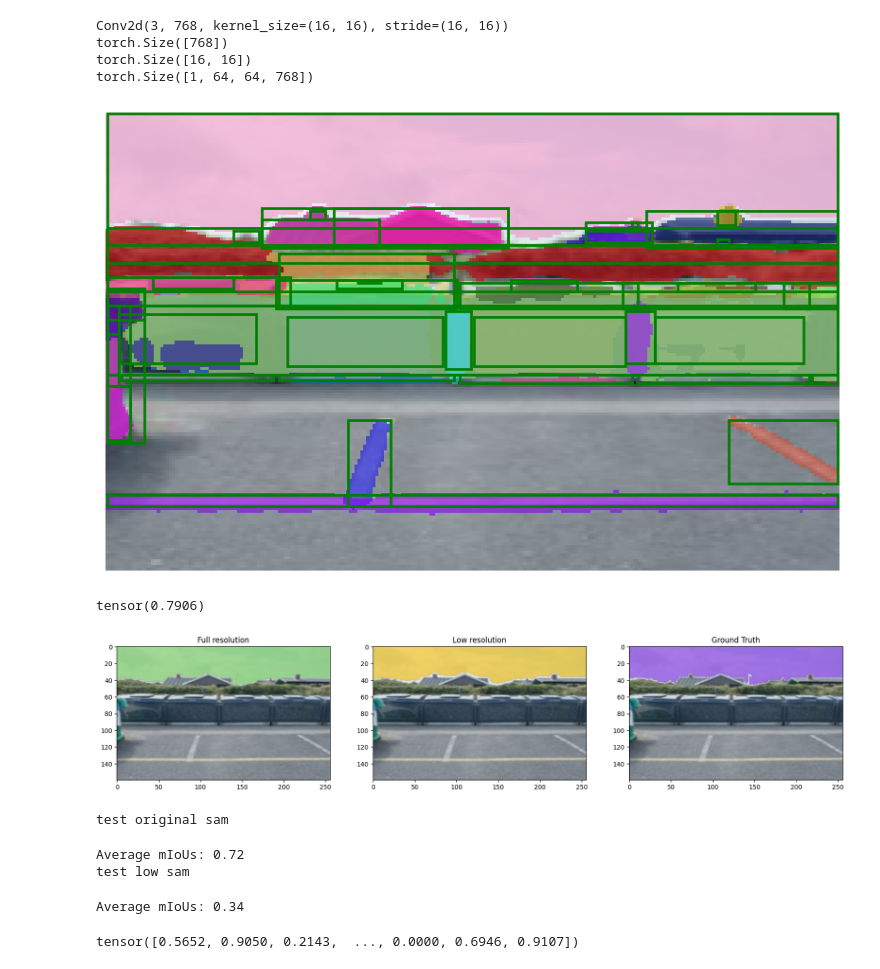
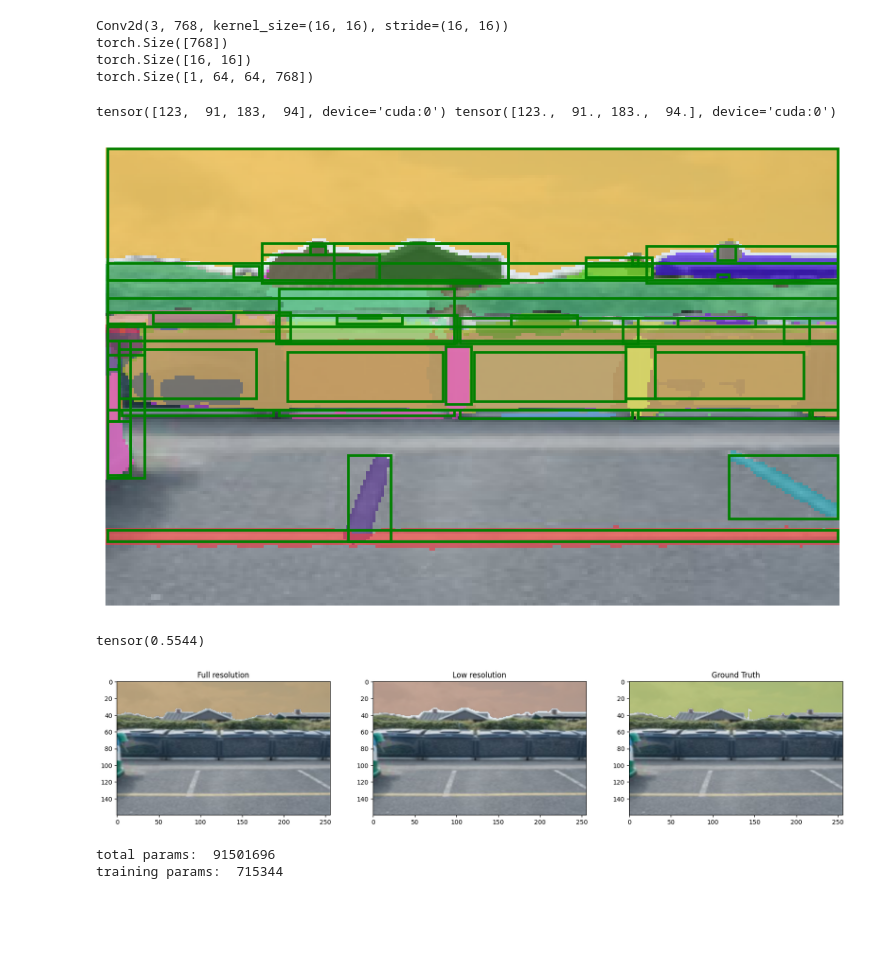
Before and after one commit to RPFey/680-Final, a Jupyter notebook: final.ipynb, the cells around one changed output. Drawn from its saved outputs; the diff is of its cells as text; code cells hidden in the pictures; blank space fills up the shorter version.

```diff
--- a/final.ipynb
+++ b/final.ipynb
@@ -319,6 +334,7 @@ bbox, vidx = get_bbox_from_mask(target)
 target = target[vidx]
 bbox = bbox.to(predictor.device)
 transformed_boxes = predictor.transform.apply_boxes_torch(bbox, image.shape[:2])
+print(bbox[0], transformed_boxes[0])
 
 predictor.set_image(image)
 masks_low, scores, logits = predictor.predict_torch(
@@ -337,40 +353,41 @@ for box in input_boxes:
 plt.axis('off')
 plt.show()
 # %% [output]
+tensor([123,  91, 183,  94], device='cuda:0') tensor([123.,  91., 183.,  94.], device='cuda:0')
-[figure, old version]
+[figure, new version]
 # %%
 def calculateIoU(pred, gt):
     pred = pred.squeeze(1).cpu()
 
     intersect = (pred * gt).sum(dim=(-1, -2))
     union = pred.sum(dim=(-1, -2)) + gt.sum(dim=(-1, -2)) - intersect
     ious = intersect.div(union)
     return ious
 
-ious = calculateIoU(masks, target)
+ious = calculateIoU(masks_low, target)
 print(ious.mean())
 
 fig, axes = plt.subplots(1, 3, figsize=(21, 7))
 axes[0].imshow(image)
 axes[1].imshow(image)
 axes[2].imshow(image)
 
 show_mask(masks[28].cpu().numpy(), axes[0], random_color=True)
 show_mask(masks_low[28].cpu().numpy(), axes[1], random_color=True)
 show_mask(target[28].cpu().numpy(), axes[2], random_color=True)
 
 axes[0].set_title(" Full resolution ")
 axes[1].set_title(" Low resolution ")
 axes[2].set_title(" Ground Truth ")
 
 # show_box(input_boxes[0].cpu().numpy(), axes[0])
 # show_box(input_boxes[0].cpu().numpy(), axes[1])
 
 # fig.axis('off')
 fig.show()
 # %% [output]
-tensor(0.7906)
+tensor(0.5544)
-[figure, old version]
+[figure, new version]
 # %%
 from tqdm import tqdm
 
@@ -403,13 +420,7 @@ def test(sam, dataset, test_idx):
     print("Average mIoUs: {:.2f}".format(ious_all.mean()))
     return ious_all
 
-print("test original sam")
-test(sam, dataset, list(range(20)))
-print("test low sam")
-test(downsampled_sam, dataset, list(range(20)))
+# print("test original sam")
+# test(sam, dataset, list(range(20)))
+# print("test low sam")
+# test(downsampled_sam, dataset, list(range(20)))
-# %% [output]
-test original sam
-Average mIoUs: 0.72
-test low sam
-Average mIoUs: 0.34
-tensor([0.5652, 0.9050, 0.2143,  ..., 0.0000, 0.6946, 0.9107])
@@ -417,0 +580,50 @@ tensor([0.5652, 0.9050, 0.2143,  ..., 0.0000, 0.6946, 0.9107])
+# %%
+# remove downsampled SAM
+# del downsampled_sam
+
+def print_params(model):
+    model_parameters = filter(lambda p: True, model.parameters())
+    params = sum([np.prod(p.size()) for p in model_parameters])
+    print("total params: ", params)
+    model_parameters = filter(lambda p: p.requires_grad, model.parameters())
+    params = sum([np.prod(p.size()) for p in model_parameters])
+    print("training params: ", params)
+
+# inject LoRA
+LoRA_sam = deepcopy(downsampled_sam)
+for param in LoRA_sam.parameters():
+    param.requires_grad_(False)
+
+def replace_LoRA(model:nn.Module, cls):
+    for name, block in model.named_children():
+        # patch every nn.Linear in Mlp
+        if isinstance(block, nn.Linear) and cls == MonkeyPatchLoRALinear:
+            block = cls(block, 4, 1)
+            setattr(model, name, block)
+
+            for param in block.fc.parameters():
+                param.requires_grad_(False)
+            for param in block.fc_lora.parameters():
+                param.requires_grad_(True)
+
+        elif isinstance(block, nn.Conv2d) and cls == MonkeyPatchLoRAConv2D:
+            min_channel = min(block.in_channels, block.out_channels)
+            if min_channel > 4:
+                block = cls(block, 4, 1)
+                setattr(model, name, block)
+
+                for param in block.conv.parameters():
+                    param.requires_grad_(False)
+                for param in block.conv_lora.parameters():
+                    param.requires_grad_(True)
+
+        else:
+            replace_LoRA(block, cls)
+
+replace_LoRA(LoRA_sam, MonkeyPatchLoRALinear)
+replace_LoRA(LoRA_sam, MonkeyPatchLoRAConv2D)
+
+print_params(LoRA_sam)
+# %% [output]
+total params:  91501696
+training params:  715344
```
Also changed, not shown: parts of 8 cells of this notebook, 7 other files.
